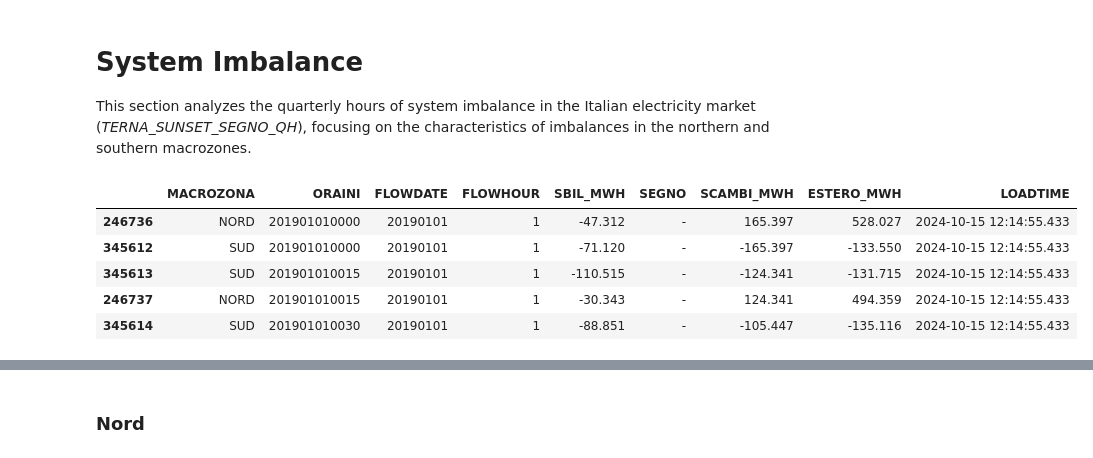
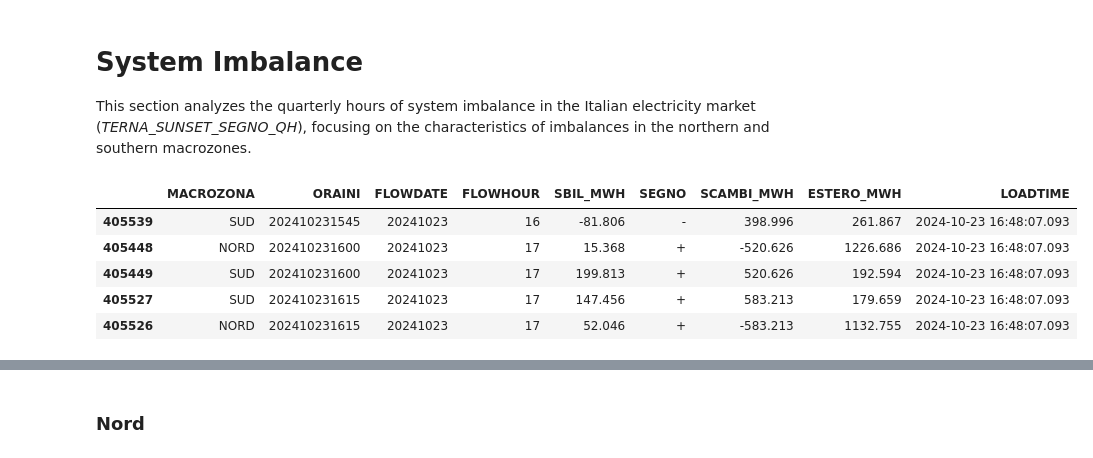
Before and after one commit to samueledelia/Italian-imbalance-forecasting, a Jupyter notebook: notebook/data_exploration/imbalance.ipynb, the cells around one changed output, grey strips where cells are left out. Cells and saved outputs as stored; diff of their text form; code cells hidden in the pictures.

```diff
--- a/notebook/data_exploration/imbalance.ipynb
+++ b/notebook/data_exploration/imbalance.ipynb
@@ -5,25 +5,27 @@ This section analyzes the quarterly hours of system imbalance in the Italian ele
 # %%
 import sys
 import os
 import pandas as pd
+import numpy as np
+
 # Add the source directory to the system path
 sys.path.append(os.path.abspath('../../src'))
 from open_data import fetch_db_table_sqlserver16
 import matplotlib.pyplot as plt
 
 # SQL query to fetch data
 sql_query = "SELECT * FROM TERNA_SUNSET_SEGNO_QH"
 qh = fetch_db_table_sqlserver16(sql=sql_query, verbose=False)
 qh = qh.sort_values(by='ORAINI')
 
-qh.head()
+qh.tail()
 # %% [output]
 |  | MACROZONA | ORAINI | FLOWDATE | FLOWHOUR | SBIL_MWH | SEGNO | SCAMBI_MWH | ESTERO_MWH | LOADTIME |
-| 246736 | NORD | 201901010000 | 20190101 | 1 | -47.312 | - | 165.397 | 528.027 | 2024-10-15 12:14:55.433 |
-| 345612 | SUD | 201901010000 | 20190101 | 1 | -71.120 | - | -165.397 | -133.550 | 2024-10-15 12:14:55.433 |
-| 345613 | SUD | 201901010015 | 20190101 | 1 | -110.515 | - | -124.341 | -131.715 | 2024-10-15 12:14:55.433 |
-| 246737 | NORD | 201901010015 | 20190101 | 1 | -30.343 | - | 124.341 | 494.359 | 2024-10-15 12:14:55.433 |
-| 345614 | SUD | 201901010030 | 20190101 | 1 | -88.851 | - | -105.447 | -135.116 | 2024-10-15 12:14:55.433 |
+| 405539 | SUD | 202410231545 | 20241023 | 16 | -81.806 | - | 398.996 | 261.867 | 2024-10-23 16:48:07.093 |
+| 405448 | NORD | 202410231600 | 20241023 | 17 | 15.368 | + | -520.626 | 1226.686 | 2024-10-23 16:48:07.093 |
+| 405449 | SUD | 202410231600 | 20241023 | 17 | 199.813 | + | 520.626 | 192.594 | 2024-10-23 16:48:07.093 |
+| 405527 | SUD | 202410231615 | 20241023 | 17 | 147.456 | + | 583.213 | 179.659 | 2024-10-23 16:48:07.093 |
+| 405526 | NORD | 202410231615 | 20241023 | 17 | 52.046 | + | -583.213 | 1132.755 | 2024-10-23 16:48:07.093 |
 # %%
 # Filter the DataFrame for the relevant columns and rows
 qh = qh[['MACROZONA', 'ORAINI', 'SBIL_MWH']]
```
Also changed, not shown: parts of 11 cells of this notebook, 2 other files.
